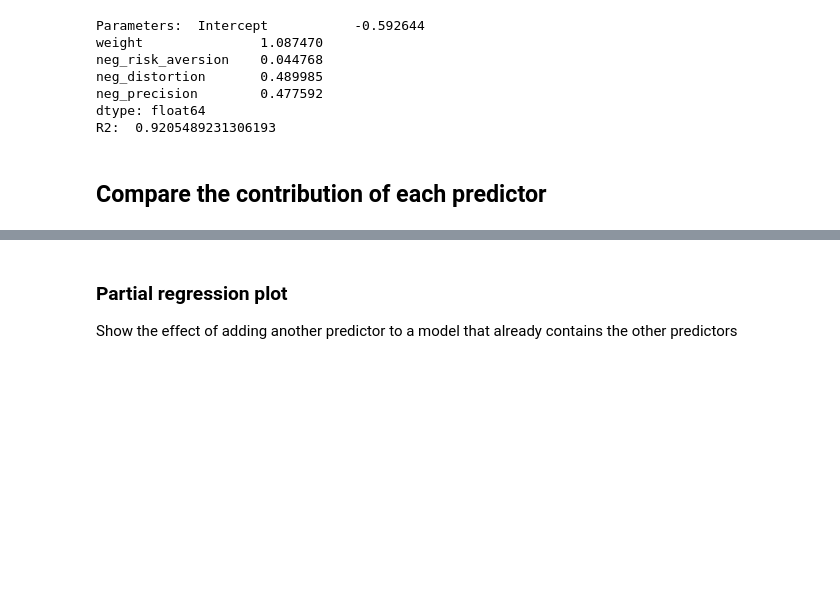
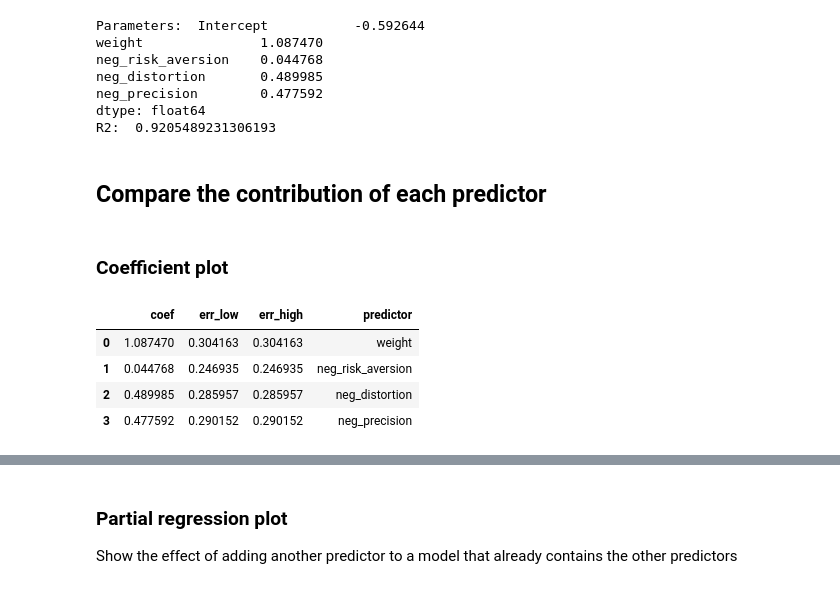
Before and after one commit to AurelienNioche/MonkeyAnalysis, a Jupyter notebook: ols.ipynb, the cells around one changed output, grey strips where cells are left out. Drawn from its saved outputs; the diff is of its cells as text; code cells hidden in the pictures; blank space fills up the shorter version.

```diff
--- a/ols.ipynb
+++ b/ols.ipynb
@@ -107,3 +107,21 @@ dtype: float64
 R2:  0.9205489231306193
 # %% [markdown]
 ## Compare the contribution of each predictor
+# %% [markdown]
+### Coefficient plot
+# %%
+err_series_low = res.params - res.conf_int()[0]
+err_series_high = res.conf_int()[1] - res.params
+
+coef_df = pd.DataFrame({'coef': res.params.values[1:],
+                        'err_low': err_series_low.values[1:],
+                        'err_high': err_series_high.values[1:],
+                        'predictor': err_series_low.index.values[1:]
+                       })
+coef_df
+# %% [output]
+|  | coef | err_low | err_high | predictor |
+| 0 | 1.087470 | 0.304163 | 0.304163 | weight |
+| 1 | 0.044768 | 0.246935 | 0.246935 | neg_risk_aversion |
+| 2 | 0.489985 | 0.285957 | 0.285957 | neg_distortion |
+| 3 | 0.477592 | 0.290152 | 0.290152 | neg_precision |
```
Also changed, not shown: parts of 6 cells of this notebook.
